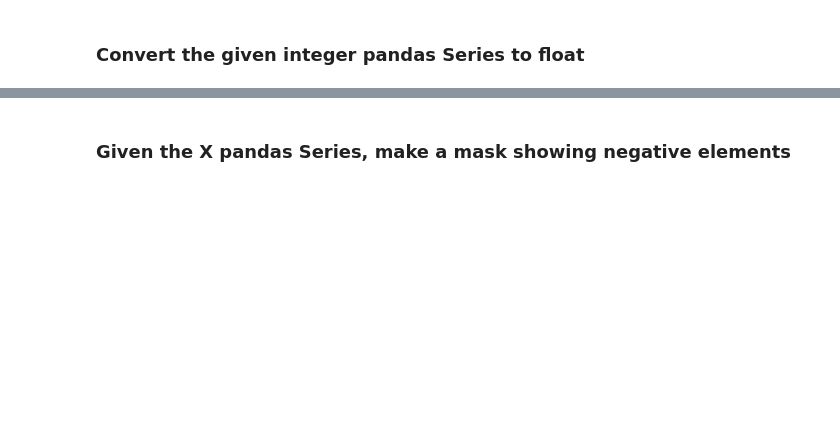
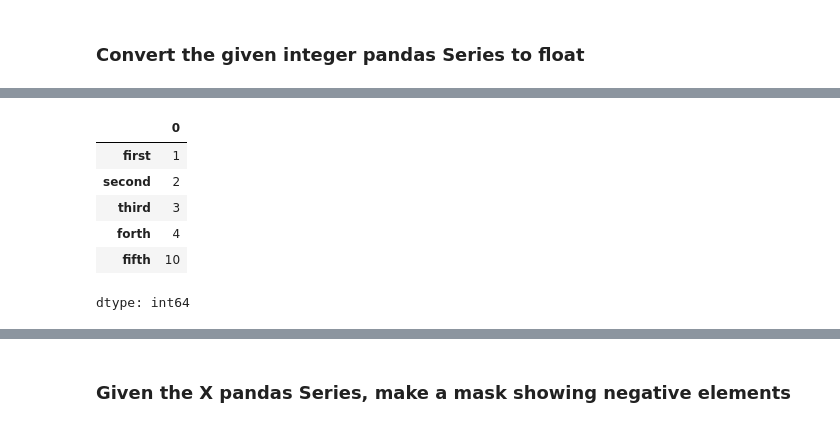
Before and after one commit to carlosoliverfernandez/course1-freecodecamp-intro-to-numpy, a Jupyter notebook: 2 - Pandas Series exercises.ipynb, the cells around one changed output, grey strips where cells are left out. Cells and saved outputs as stored; diff of their text form; code cells hidden in the pictures; blank space fills up the shorter version.

```diff
--- a/2 - Pandas Series exercises.ipynb
+++ b/2 - Pandas Series exercises.ipynb
@@ -251,6 +292,16 @@ X
 ### Given the X pandas Series, set the fifth element equal to 10
 # %%
 # your code goes here
+X.iloc[4] = 10
+X
+# %% [output]
+|  | 0 |
+| first | 1 |
+| second | 2 |
+| third | 3 |
+| forth | 4 |
+| fifth | 10 |
+dtype: int64
 # %%
 X = pd.Series([1,2,3,4,5],
               index=['A','B','C','D','E'])
```
Also changed, not shown: parts of 25 cells of this notebook.
